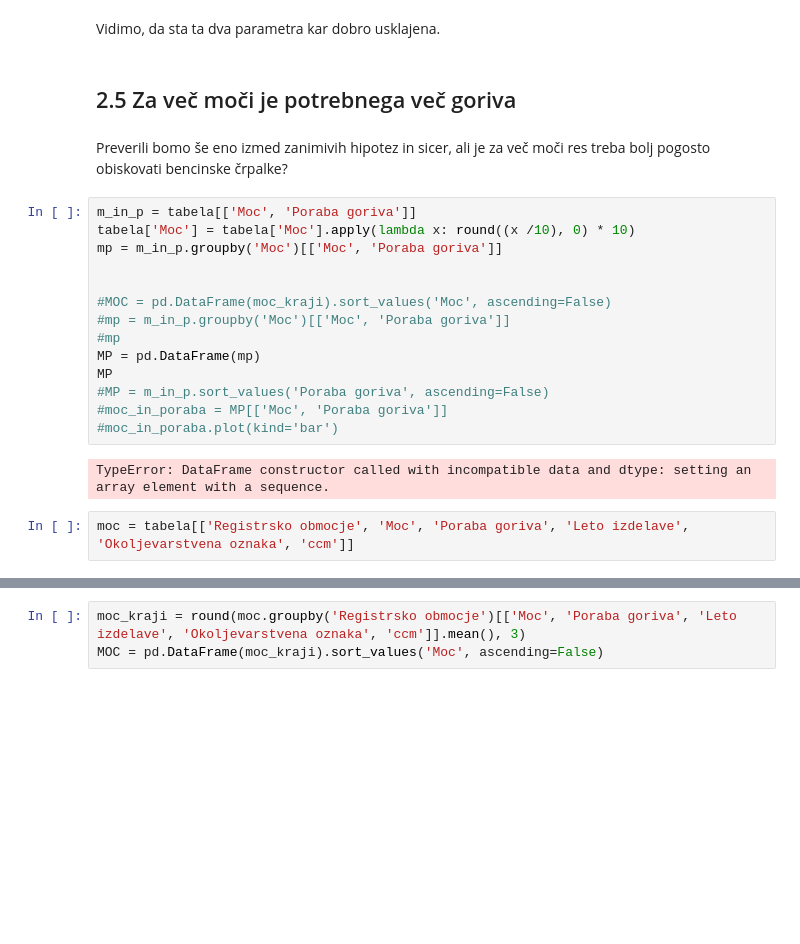
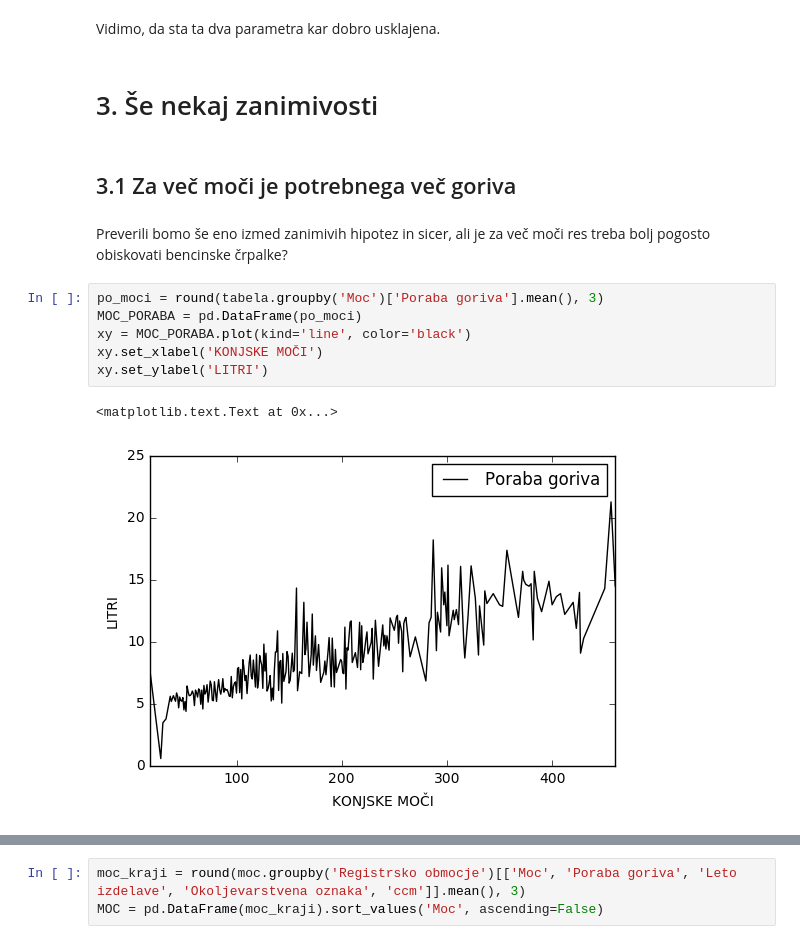
Before and after one commit to ZanHP/avti, a Jupyter notebook: projekt.ipynb, the cells around one changed output, grey strips where cells are left out. Saved outputs shown, nothing was run; the diff lists cells and outputs as text; blank space fills up the shorter version.

```diff
--- a/projekt.ipynb
+++ b/projekt.ipynb
@@ -172,25 +174,18 @@ round(MOC['|Moc% - ccm%|'].mean(), 3)
 0.125
 # %% [markdown]
 Vidimo, da sta ta dva parametra kar dobro usklajena.
+# %% [markdown]
+# 3. Še nekaj zanimivosti
 # %% [markdown]
-## 2.5 Za več moči je potrebnega več goriva
+## 3.1 Za več moči je potrebnega več goriva
 # %% [markdown]
 Preverili bomo še eno izmed zanimivih hipotez in sicer, ali je za več moči res treba bolj pogosto obiskovati bencinske črpalke?
-# %%
-m_in_p = tabela[['Moc', 'Poraba goriva']]
-tabela['Moc'] = tabela['Moc'].apply(lambda x: round((x /10), 0) * 10)
-mp = m_in_p.groupby('Moc')[['Moc', 'Poraba goriva']]
-
-
-#MOC = pd.DataFrame(moc_kraji).sort_values('Moc', ascending=False)
-#mp = m_in_p.groupby('Moc')[['Moc', 'Poraba goriva']]
-#mp
-MP = pd.DataFrame(mp)
-MP
-#MP = m_in_p.sort_values('Poraba goriva', ascending=False)
-#moc_in_poraba = MP[['Moc', 'Poraba goriva']]
-#moc_in_poraba.plot(kind='bar')
-# %% [output]
-TypeError: DataFrame constructor called with incompatible data and dtype: setting an array element with a sequence.
-# %%
-moc = tabela[['Registrsko obmocje', 'Moc', 'Poraba goriva', 'Leto izdelave', 'Okoljevarstvena oznaka', 'ccm']]
+# %%
+po_moci = round(tabela.groupby('Moc')['Poraba goriva'].mean(), 3)
+MOC_PORABA = pd.DataFrame(po_moci)
+xy = MOC_PORABA.plot(kind='line', color='black')
+xy.set_xlabel('KONJSKE MOČI')
+xy.set_ylabel('LITRI')
+# %% [output]
+<matplotlib.text.Text at 0x...>
+[figure, added]
```
Also changed, not shown: parts of 9 cells of this notebook.
